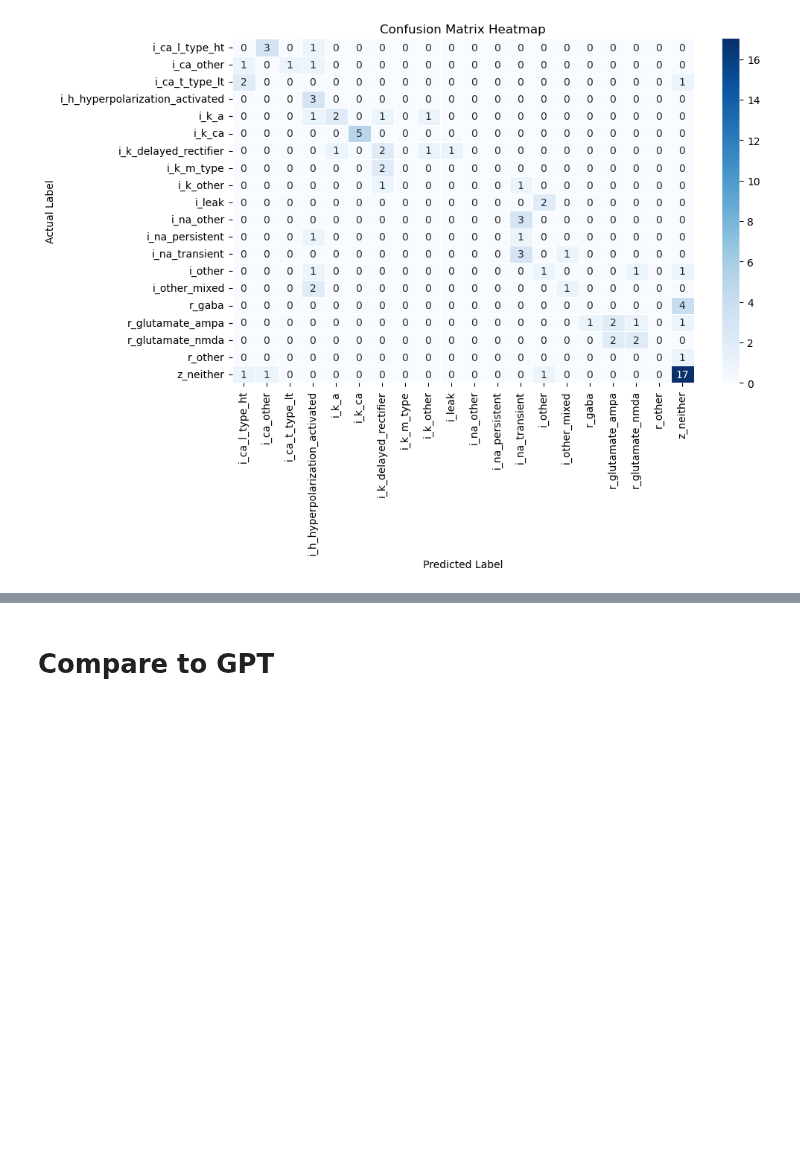
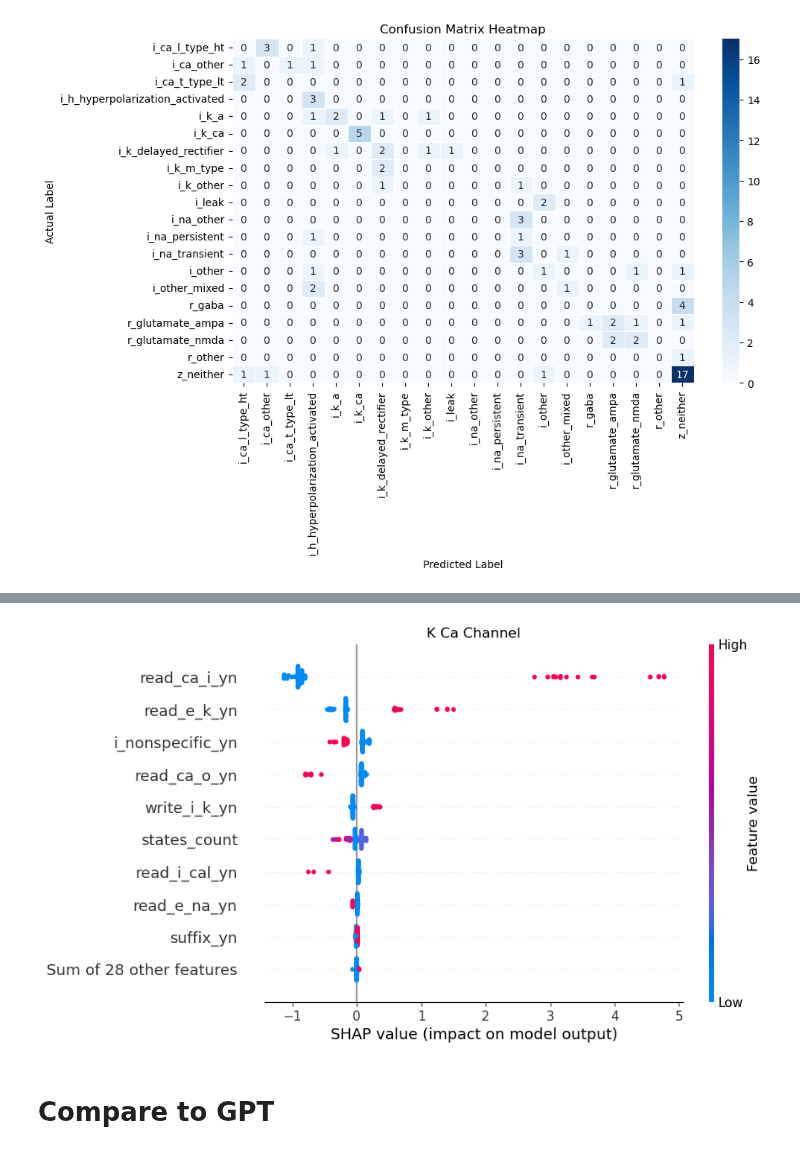
Before and after one commit to innacohen/mod-annotation, a Jupyter notebook: code/pipeline.ipynb, the cells around one changed output, grey strips where cells are left out. Drawn from its saved outputs; the diff is of its cells as text; code cells hidden in the pictures; blank space fills up the shorter version.

```diff
--- a/code/pipeline.ipynb
+++ b/code/pipeline.ipynb
@@ -878,7 +968,8 @@ shap.plots.beeswarm(shap_values[:,:,7])
 # %%
-#Persistent Na+
-plt.title("Na (persistent) - 1 gate")
-shap.plots.beeswarm(shap_values[:,:,12])
+plt.title("K Ca Channel")
+shap.plots.beeswarm(shap_values[:,:,5])
+# %% [output]
+[figure, added]
 # %%
 #Transient Na+
 plt.title("Na (transient) - 2 gates")
```
Also changed, not shown: parts of 9 cells of this notebook.
